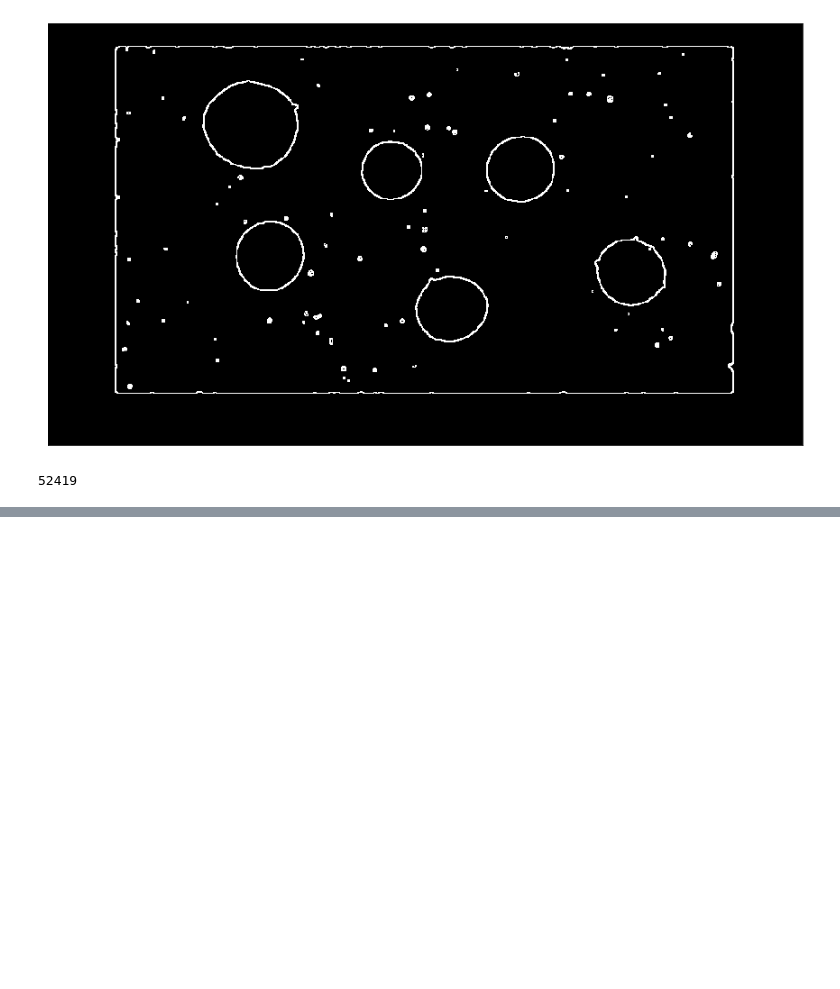
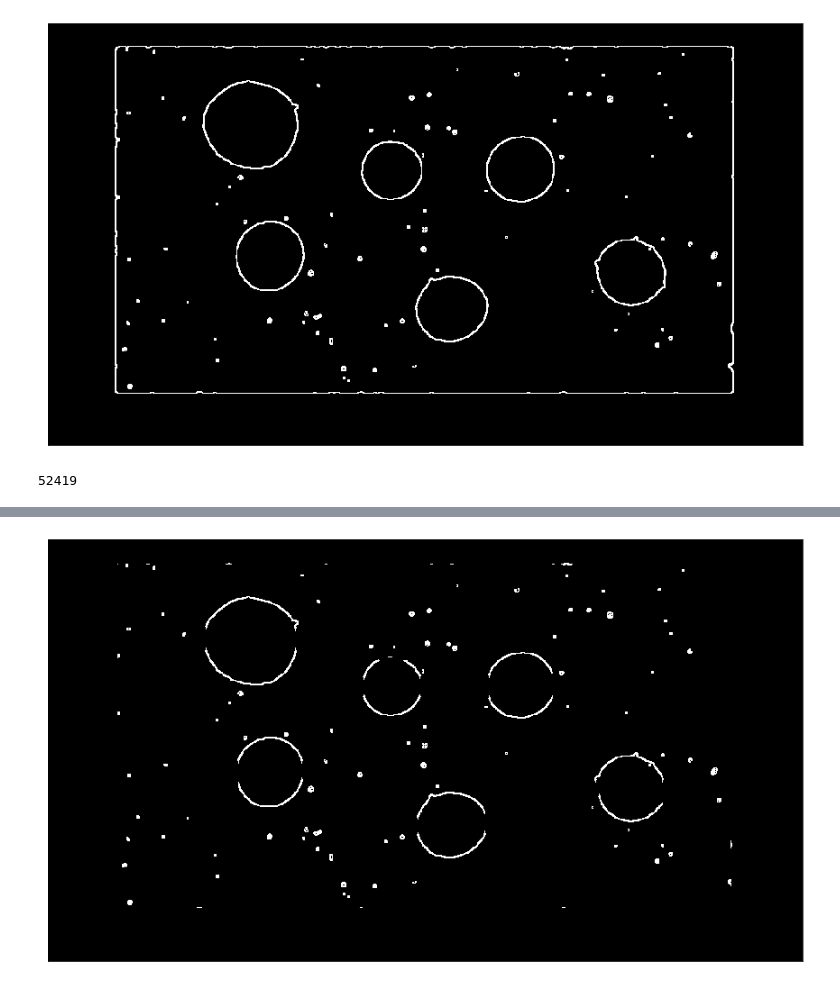
Before and after one commit to achiaver/computer_vision, a Jupyter notebook: trabalho_05/notebooks/trabalho_05_test.ipynb, the cells around one changed output, grey strips where cells are left out. Cells and saved outputs as stored; diff of their text form; code cells hidden in the pictures; blank space fills up the shorter version.

```diff
--- a/trabalho_05/notebooks/trabalho_05_test.ipynb
+++ b/trabalho_05/notebooks/trabalho_05_test.ipynb
@@ -137,0 +237,4 @@ plt.colorbar()
+# %%
+fig = plota([diff_sob_bin*255 - test])
+# %% [output]
+[figure, added]
```
Also changed, not shown: parts of 10 cells of this notebook.
